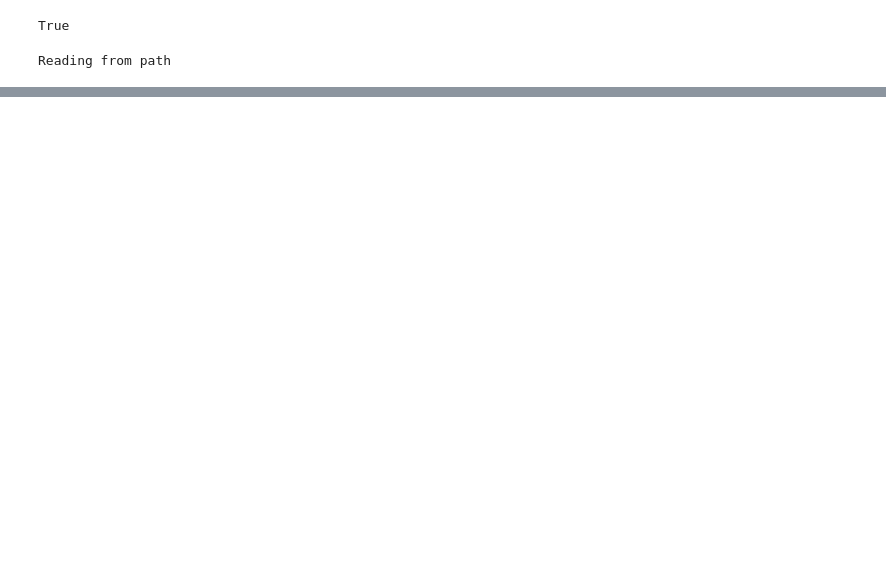
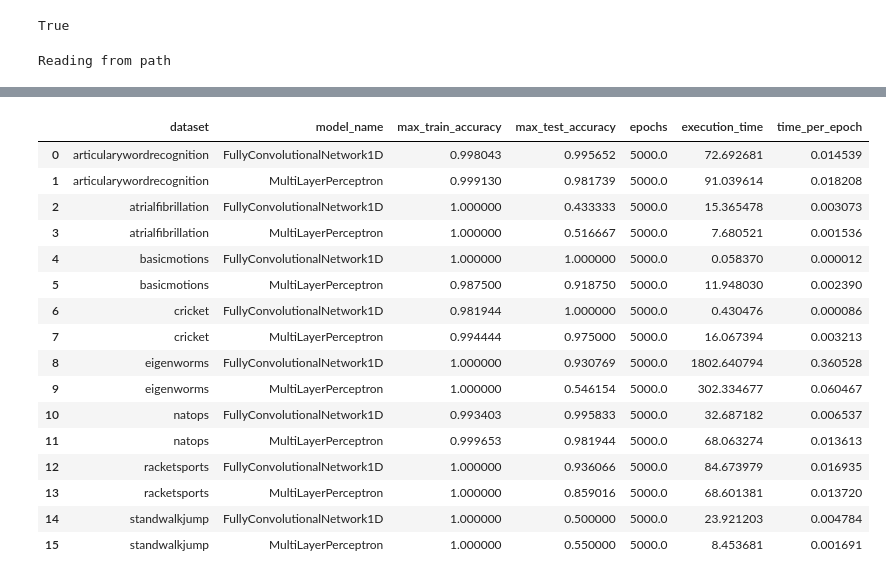
Before and after one commit to samuelthomaz7/multimodal_time_series_classification, a Jupyter notebook: test_notebook.ipynb, the cells around one changed output, grey strips where cells are left out. Saved outputs shown, nothing was run; the diff lists cells and outputs as text; code cells hidden in the pictures; blank space fills up the shorter version.

Commit message:
started multimodal approach

```diff
--- a/test_notebook.ipynb
+++ b/test_notebook.ipynb
@@ -58,0 +40,20 @@ all_datasets['ArticularyWordRecognition']
+# %%
+agg_results_data
+# %% [output]
+|  | dataset | model_name | max_train_accuracy | max_test_accuracy | epochs | execution_time | time_per_epoch |
+| 0 | articularywordrecognition | FullyConvolutionalNetwork1D | 0.998043 | 0.995652 | 5000.0 | 72.692681 | 0.014539 |
+| 1 | articularywordrecognition | MultiLayerPerceptron | 0.999130 | 0.981739 | 5000.0 | 91.039614 | 0.018208 |
+| 2 | atrialfibrillation | FullyConvolutionalNetwork1D | 1.000000 | 0.433333 | 5000.0 | 15.365478 | 0.003073 |
+| 3 | atrialfibrillation | MultiLayerPerceptron | 1.000000 | 0.516667 | 5000.0 | 7.680521 | 0.001536 |
+| 4 | basicmotions | FullyConvolutionalNetwork1D | 1.000000 | 1.000000 | 5000.0 | 0.058370 | 0.000012 |
+| 5 | basicmotions | MultiLayerPerceptron | 0.987500 | 0.918750 | 5000.0 | 11.948030 | 0.002390 |
+| 6 | cricket | FullyConvolutionalNetwork1D | 0.981944 | 1.000000 | 5000.0 | 0.430476 | 0.000086 |
+| 7 | cricket | MultiLayerPerceptron | 0.994444 | 0.975000 | 5000.0 | 16.067394 | 0.003213 |
+| 8 | eigenworms | FullyConvolutionalNetwork1D | 1.000000 | 0.930769 | 5000.0 | 1802.640794 | 0.360528 |
+| 9 | eigenworms | MultiLayerPerceptron | 1.000000 | 0.546154 | 5000.0 | 302.334677 | 0.060467 |
+| 10 | natops | FullyConvolutionalNetwork1D | 0.993403 | 0.995833 | 5000.0 | 32.687182 | 0.006537 |
+| 11 | natops | MultiLayerPerceptron | 0.999653 | 0.981944 | 5000.0 | 68.063274 | 0.013613 |
+| 12 | racketsports | FullyConvolutionalNetwork1D | 1.000000 | 0.936066 | 5000.0 | 84.673979 | 0.016935 |
+| 13 | racketsports | MultiLayerPerceptron | 1.000000 | 0.859016 | 5000.0 | 68.601381 | 0.013720 |
+| 14 | standwalkjump | FullyConvolutionalNetwork1D | 1.000000 | 0.500000 | 5000.0 | 23.921203 | 0.004784 |
+| 15 | standwalkjump | MultiLayerPerceptron | 1.000000 | 0.550000 | 5000.0 | 8.453681 | 0.001691 |
```
Also changed, not shown: parts of 10 cells of this notebook, 5 other files.
